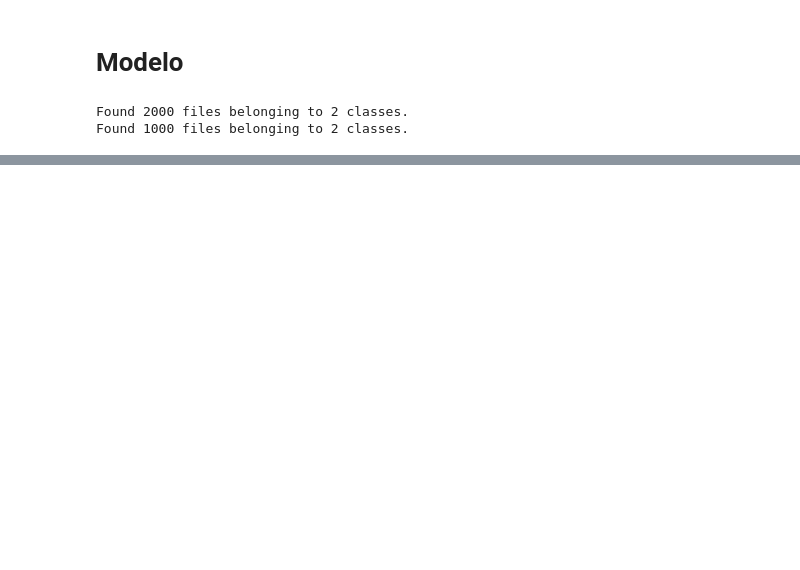
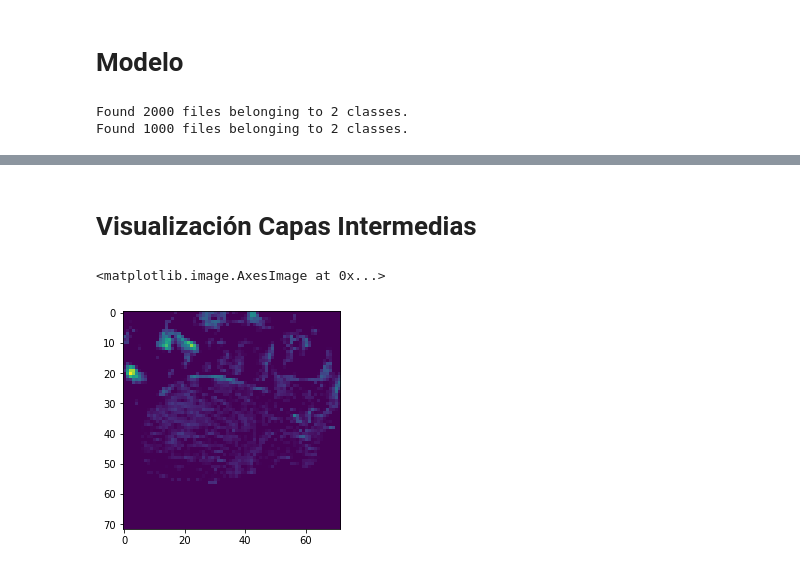
Before and after one commit to JoseAdFer/IDAL_IA3_JoseAdell, a Jupyter notebook: Ejercicio_Jumanji_modelo1.ipynb, the cells around one changed output, grey strips where cells are left out. Drawn from its saved outputs; the diff is of its cells as text; code cells hidden in the pictures; blank space fills up the shorter version.

```diff
--- a/Ejercicio_Jumanji_modelo1.ipynb
+++ b/Ejercicio_Jumanji_modelo1.ipynb
@@ -310,0 +290,14 @@ Val accuracy: 0.6909999847412109
+# %% [markdown]
+# **Visualización Capas Intermedias**
+# %%
+new_outputs = model.layers[2].output
+new_model = keras.Model(inputs=model.input, outputs=new_outputs)
+# %%
+prediction = new_model.predict(validation_generator)
+# %%
+filter_0 = prediction[0,:,:,5]
+# %%
+plt.imshow(filter_0, cmap="viridis")
+# %% [output]
+<matplotlib.image.AxesImage at 0x...>
+[figure, added]
```
Also changed, not shown: parts of 28 cells of this notebook.
